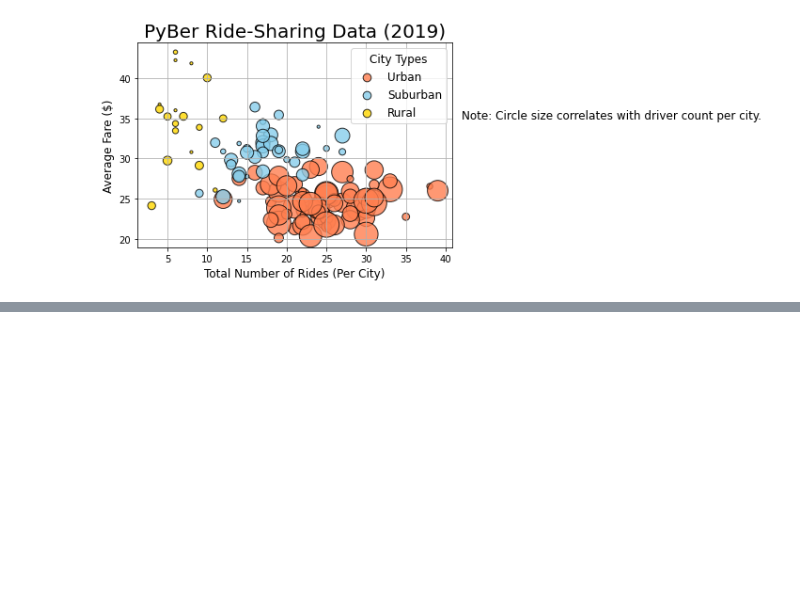
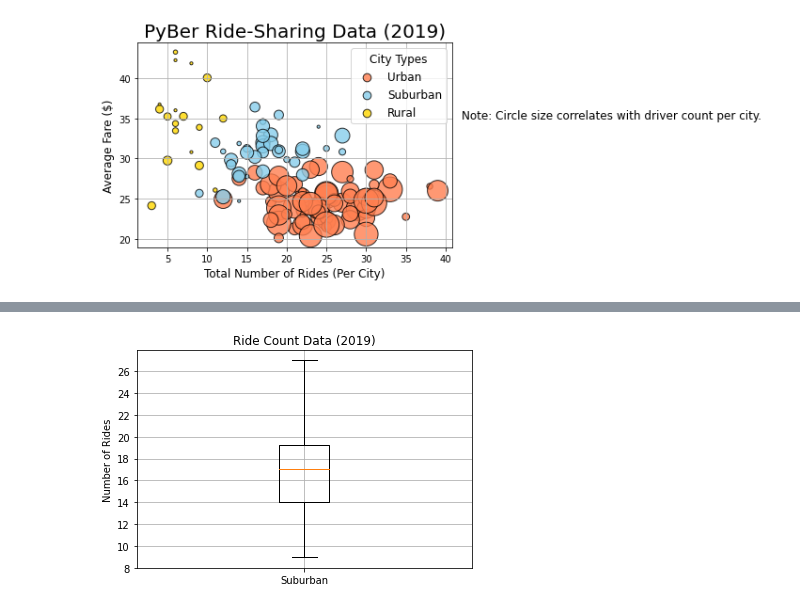
Before and after one commit to goldbala55/PyBer_Analysis, a Jupyter notebook: PyBer.ipynb, the cells around one changed output, grey strips where cells are left out. Saved outputs shown, nothing was run; the diff lists cells and outputs as text; code cells hidden in the pictures; blank space fills up the shorter version.

```diff
--- a/PyBer.ipynb
+++ b/PyBer.ipynb
@@ -280,0 +519,13 @@ plt.show()
+# %%
+# Now create the individual Box and Whisker charts for suburban and rural. Then combine them into one chart
+x_labels = ["Suburban"]
+fig, ax = plt.subplots()
+ax.boxplot(suburban_ride_count, labels=x_labels)
+# Add the title, y-axis label and grid.
+ax.set_title('Ride Count Data (2019)')
+ax.set_ylabel('Number of Rides')
+ax.set_yticks(np.arange(8, 28, step=2.0))
+ax.grid()
+plt.show()
+# %% [output]
+[figure, added]
```
Also changed, not shown: parts of 50 cells of this notebook, 3 other files.
